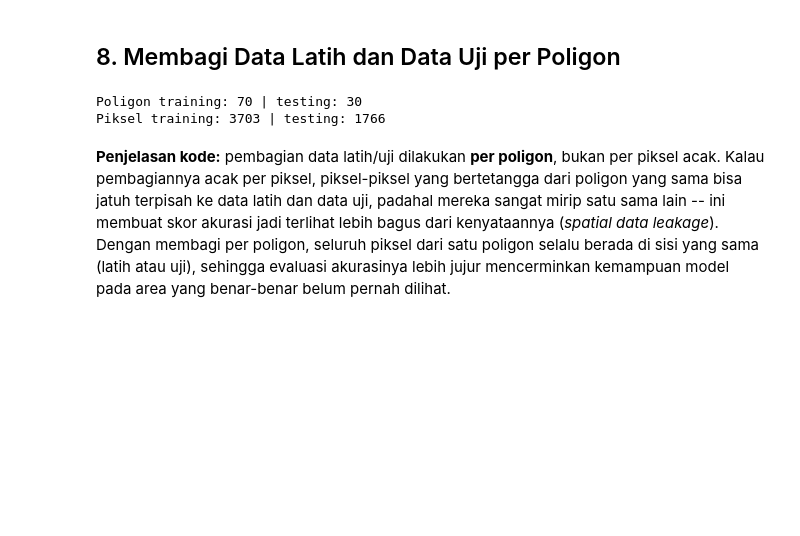
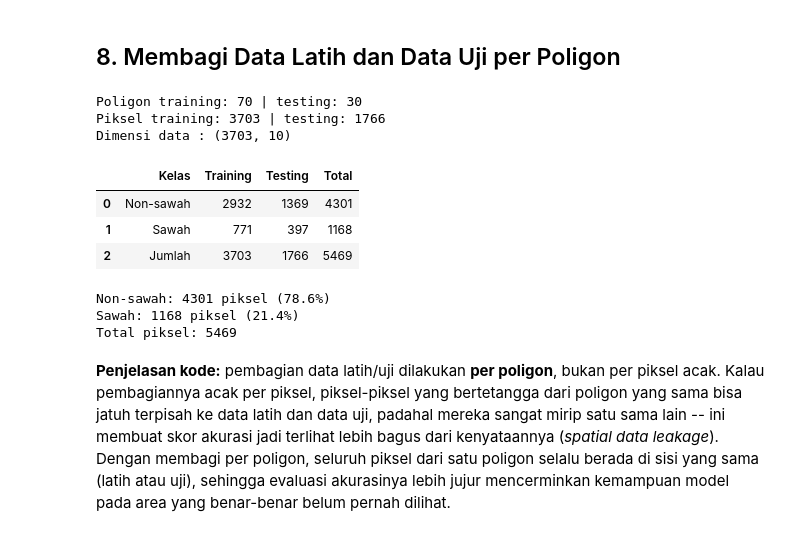
Before and after one commit to ainitendean/PSD, a Jupyter notebook: _sources/Klasifikasi_Sawah_Sentinel2A.ipynb, the cells around one changed output. Saved outputs shown, nothing was run; the diff lists cells and outputs as text; code cells hidden in the pictures; blank space fills up the shorter version.

Commit message:
update jumlah

```diff
--- a/_sources/Klasifikasi_Sawah_Sentinel2A.ipynb
+++ b/_sources/Klasifikasi_Sawah_Sentinel2A.ipynb
@@ -393,24 +473,50 @@ Kelas 1 (sawah): 50 poligon terpakai, 1168 piksel bebas awan
 # %%
 rng = np.random.default_rng(SEED)
 train_ids = []
 for k in (0, 1):
     ids = [p for p in present if poly_label[p] == k]
     rng.shuffle(ids)
     train_ids += ids[:max(1, int(round(len(ids) * TRAIN_FRAC)))]
 
 m_train = labeled & np.isin(poly_raster, train_ids)
 m_test = labeled & ~m_train
 lab_map = np.zeros(poly_raster.max() + 1, dtype="uint8")
 for p, k in poly_label.items():
     lab_map[p] = k
 
 X_train, y_train = feats[:, m_train].T, lab_map[poly_raster[m_train]]
 X_test, y_test = feats[:, m_test].T, lab_map[poly_raster[m_test]]
 log(f"Poligon training: {len(train_ids)} | testing: {len(present) - len(train_ids)}")
 log(f"Piksel training: {len(y_train)} | testing: {len(y_test)}")
+log(f"Dimensi data : {X_train.shape} ")
+
+NAMA_KELAS = {0: "Non-sawah", 1: "Sawah"}
+
+y_all = np.concatenate([y_train, y_test])
+rekap = pd.DataFrame({
+    "Kelas": [NAMA_KELAS[k] for k in (0, 1)],
+    "Training": [int((y_train == k).sum()) for k in (0, 1)],
+    "Testing": [int((y_test == k).sum()) for k in (0, 1)],
+    "Total": [int((y_all == k).sum()) for k in (0, 1)],
+})
+rekap.loc[len(rekap)] = ["Jumlah", rekap["Training"].sum(), rekap["Testing"].sum(), rekap["Total"].sum()]
+display(rekap)
+
+for k in (0, 1):
+    log(f"{NAMA_KELAS[k]}: {int((y_all == k).sum())} piksel "
+        f"({(y_all == k).mean() * 100:.1f}%)")
+log(f"Total piksel: {len(y_all)}")
 # %% [output]
 Poligon training: 70 | testing: 30
 Piksel training: 3703 | testing: 1766
+Dimensi data : (3703, 10)
+|  | Kelas | Training | Testing | Total |
+| 0 | Non-sawah | 2932 | 1369 | 4301 |
+| 1 | Sawah | 771 | 397 | 1168 |
+| 2 | Jumlah | 3703 | 1766 | 5469 |
+Non-sawah: 4301 piksel (78.6%)
+Sawah: 1168 piksel (21.4%)
+Total piksel: 5469
 # %% [markdown]
 **Penjelasan kode:** pembagian data latih/uji dilakukan **per poligon**, bukan per piksel acak. Kalau pembagiannya acak per piksel, piksel-piksel yang bertetangga dari poligon yang sama bisa jatuh terpisah ke data latih dan data uji, padahal mereka sangat mirip satu sama lain -- ini membuat skor akurasi jadi terlihat lebih bagus dari kenyataannya (*spatial data leakage*). Dengan membagi per poligon, seluruh piksel dari satu poligon selalu berada di sisi yang sama (latih atau uji), sehingga evaluasi akurasinya lebih jujur mencerminkan kemampuan model pada area yang benar-benar belum pernah dilihat.
 # %% [markdown]
```
Also changed, not shown: parts of 4 cells of this notebook, 2 other files.
